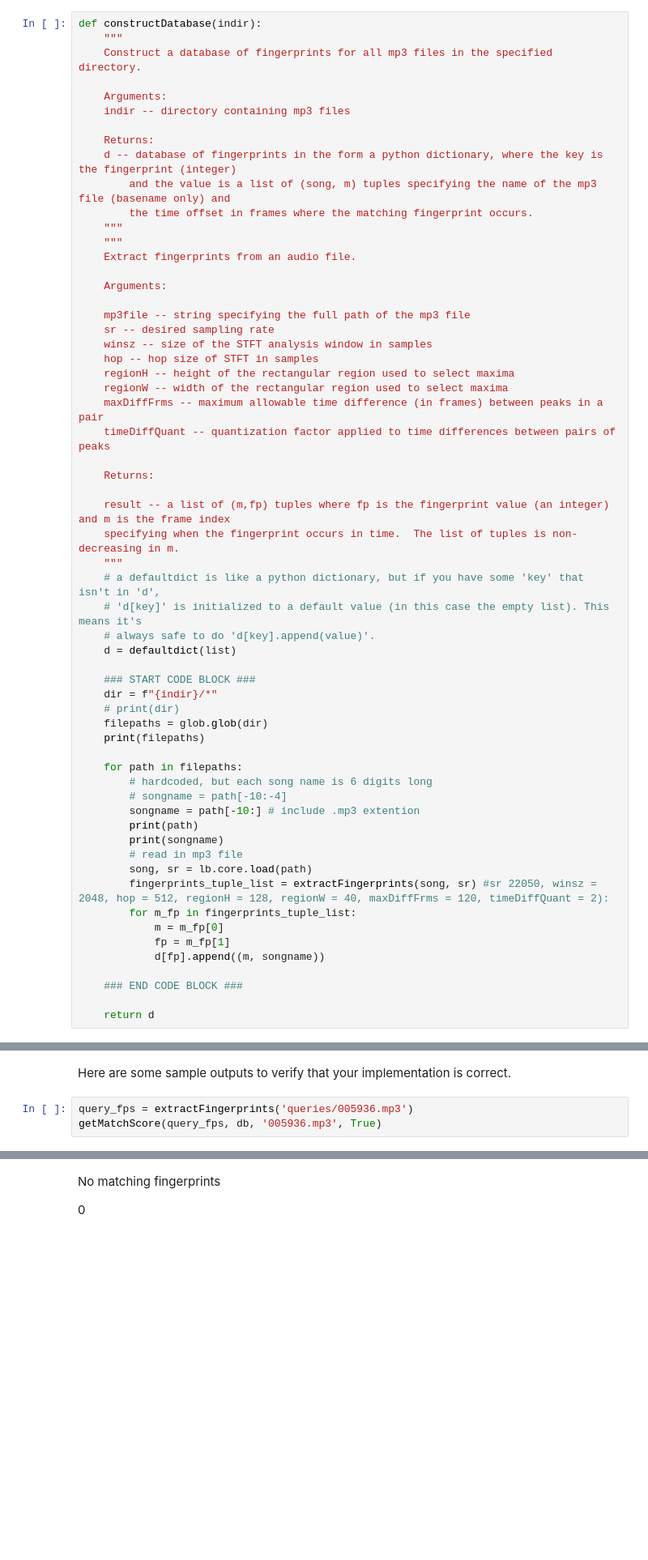
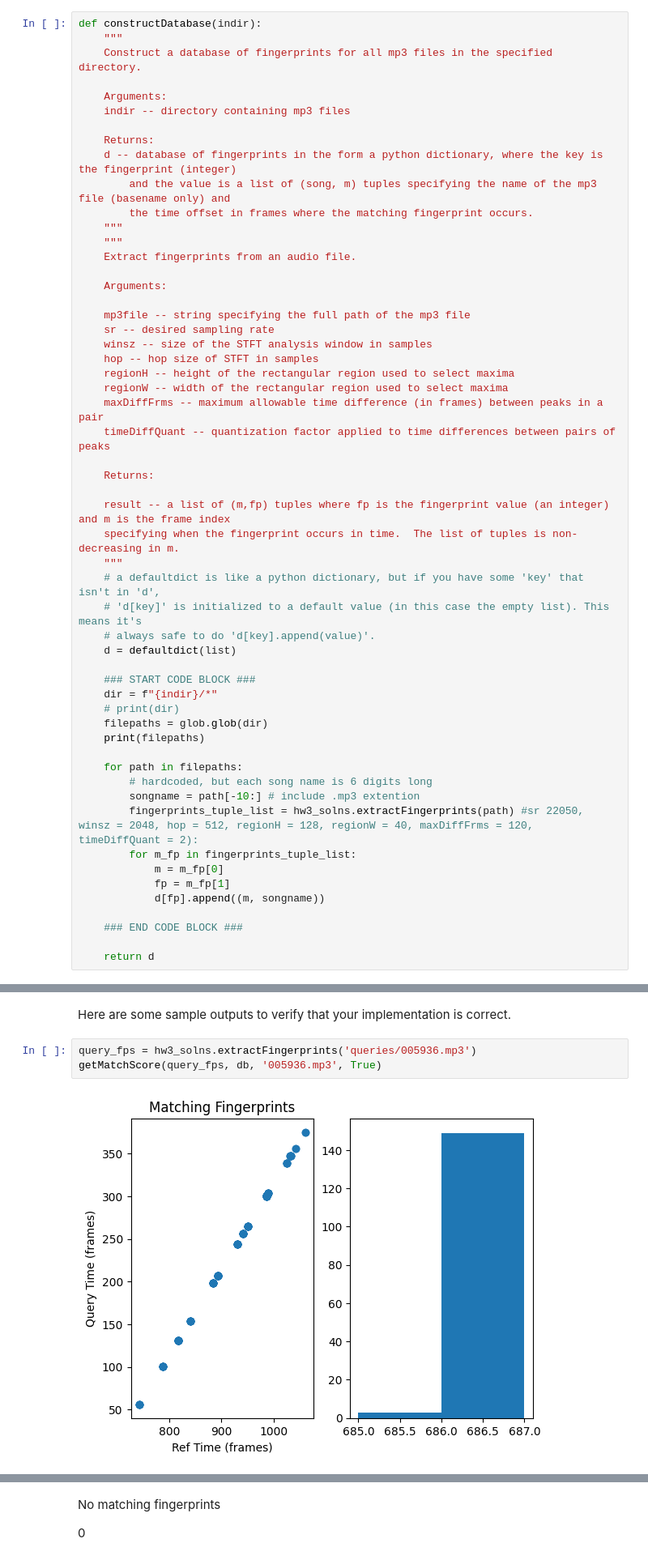
Before and after one commit to madeleieine/Shazam, a Jupyter notebook: hw3.ipynb, the cells around one changed output, grey strips where cells are left out. Shown at 81% size. Saved outputs shown, nothing was run; the diff lists cells and outputs as text; blank space fills up the shorter version.

Commit message:
construct database, search, and test on class dataset all working using hw3 solns! also uploaded class data

```diff
--- a/hw3.ipynb
+++ b/hw3.ipynb
@@ -497,13 +488,8 @@ def constructDatabase(indir):
 
     for path in filepaths:
         # hardcoded, but each song name is 6 digits long
-        # songname = path[-10:-4]
         songname = path[-10:] # include .mp3 extention
-        print(path)
-        print(songname)
-        # read in mp3 file
-        song, sr = lb.core.load(path)
-        fingerprints_tuple_list = extractFingerprints(song, sr) #sr 22050, winsz = 2048, hop = 512, regionH = 128, regionW = 40, maxDiffFrms = 120, timeDiffQuant = 2):
+        fingerprints_tuple_list = hw3_solns.extractFingerprints(path) #sr 22050, winsz = 2048, hop = 512, regionH = 128, regionW = 40, maxDiffFrms = 120, timeDiffQuant = 2):
         for m_fp in fingerprints_tuple_list:
             m = m_fp[0]
             fp = m_fp[1]
@@ -704,5 +718,7 @@ def runBenchmark(query_dir, ref_dir, db):
 # %% [markdown]
 Here are some sample outputs to verify that your implementation is correct.
 # %%
-query_fps = extractFingerprints('queries/005936.mp3')
+query_fps = hw3_solns.extractFingerprints('queries/005936.mp3')
 getMatchScore(query_fps, db, '005936.mp3', True)
+# %% [output]
+[figure, added]
```
Also changed, not shown: parts of 11 cells of this notebook, 31 other files.
